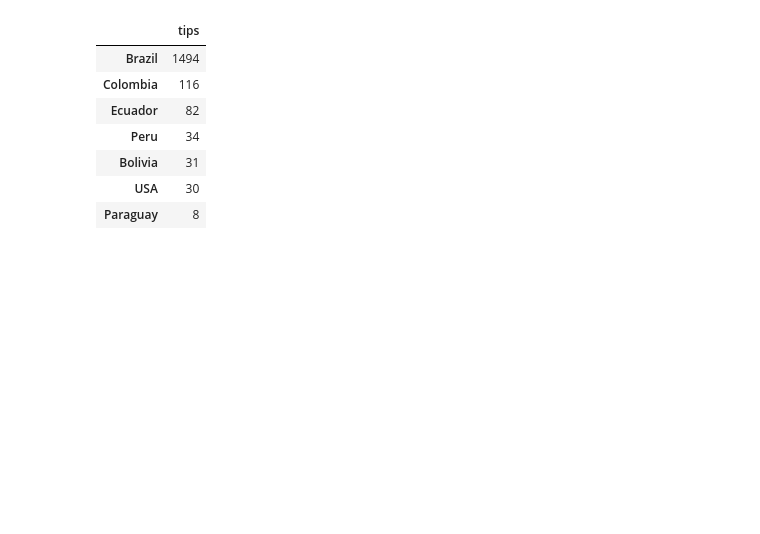
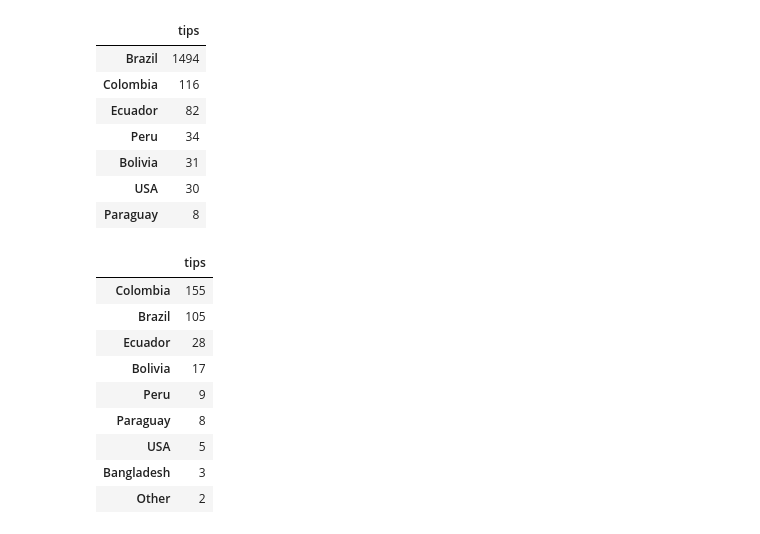
Before and after one commit to RicardoRH96/DENV_Epi, a Jupyter notebook: Scripts/f112_allseqs.ipynb, the cells around one changed output. Saved outputs shown, nothing was run; the diff lists cells and outputs as text; code cells hidden in the pictures; blank space fills up the shorter version.

```diff
--- a/Scripts/f112_allseqs.ipynb
+++ b/Scripts/f112_allseqs.ipynb
@@ -144,3 +146,37 @@ df
 | Bolivia | 31 |
 | USA | 30 |
 | Paraguay | 8 |
+# %%
+import collections
+
+BEAST_TREE_PATH = Path("../Revision/newMCCTree_F1112_Markov.mcc.tree")  # Nexus with decimal-time branch lengths
+assert BEAST_TREE_PATH.exists(), f"Nexus tree not found at {BEAST_TREE_PATH}"
+
+beast_tree = bt.loadNexus(
+    str(BEAST_TREE_PATH),
+    absoluteTime=True,
+    sortBranches=True,
+)
+
+COLOUR_TRAIT = "location.rate"
+
+summary = collections.Counter(
+    branch.traits.get(COLOUR_TRAIT, "Unknown") for branch in beast_tree.getExternal()
+)
+
+df = (
+    pd.DataFrame.from_dict(summary, orient="index", columns=["tips"])
+    .sort_values("tips", ascending=False)
+)
+df
+# %% [output]
+|  | tips |
+| Colombia | 155 |
+| Brazil | 105 |
+| Ecuador | 28 |
+| Bolivia | 17 |
+| Peru | 9 |
+| Paraguay | 8 |
+| USA | 5 |
+| Bangladesh | 3 |
+| Other | 2 |
```
Also changed, not shown: parts of 1 cell of this notebook, 5 other files.
